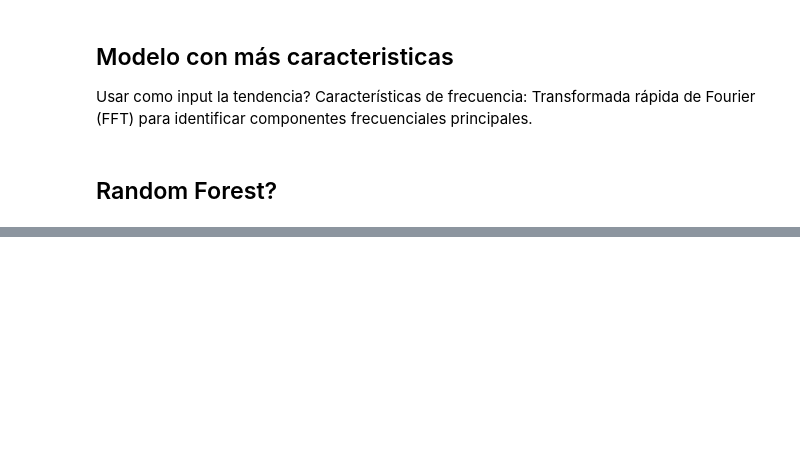
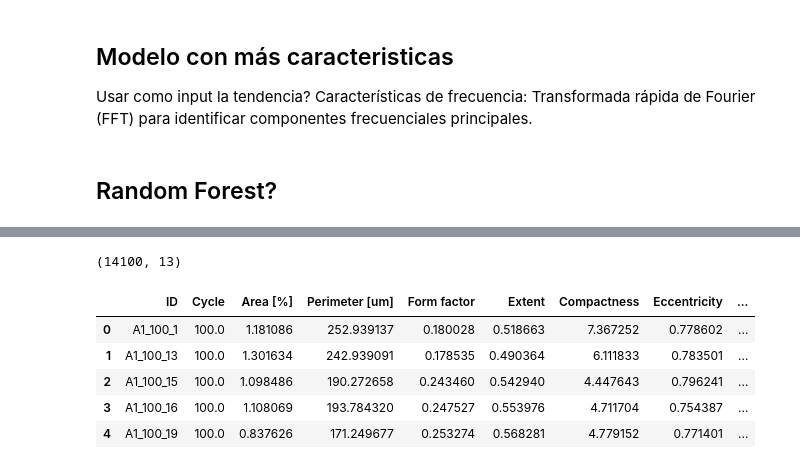
Before and after one commit to andreuva/BioChem_DrugTest, a Jupyter notebook: modelos.ipynb, the cells around one changed output, grey strips where cells are left out. Cells and saved outputs as stored; diff of their text form; code cells hidden in the pictures; blank space fills up the shorter version.

```diff
--- a/modelos.ipynb
+++ b/modelos.ipynb
@@ -5,7 +8,7 @@ import pandas as pd
 # %%
 path = 'data/all_metrics.csv'
-df_all = pd.read_csv(path,index_col=0)
-df_all
+df = pd.read_csv(path,index_col=0)
+df
 # %% [output]
 |  | Well | Cycle | Time | Object Index | Area [um^2] | Area [%] | Perimeter [um] | Form factor | Extent | ... |
 | 0 | A1 | 1 | 00:00:20 | 1 | 471.48 | 0.776572 | 275.3940 | 0.078120 | 0.425646 | ... |
@@ -152,0 +188,13 @@ Características de frecuencia: Transformada rápida de Fourier (FFT) para ident
+# %%
+# hacer la media de los valores por ID
+df_group = df_NN[columns_for_model + ['ID','Target']].groupby('ID').mean().reset_index()
+print(df_group.shape)
+df_group.head()
+# %% [output]
+(14100, 13)
+|  | ID | Cycle | Area [%] | Perimeter [um] | Form factor | Extent | Compactness | Eccentricity | ... |
+| 0 | A1_100_1 | 100.0 | 1.181086 | 252.939137 | 0.180028 | 0.518663 | 7.367252 | 0.778602 | ... |
+| 1 | A1_100_13 | 100.0 | 1.301634 | 242.939091 | 0.178535 | 0.490364 | 6.111833 | 0.783501 | ... |
+| 2 | A1_100_15 | 100.0 | 1.098486 | 190.272658 | 0.243460 | 0.542940 | 4.447643 | 0.796241 | ... |
+| 3 | A1_100_16 | 100.0 | 1.108069 | 193.784320 | 0.247527 | 0.553976 | 4.711704 | 0.754387 | ... |
+| 4 | A1_100_19 | 100.0 | 0.837626 | 171.249677 | 0.253274 | 0.568281 | 4.779152 | 0.771401 | ... |
```
Also changed, not shown: parts of 24 cells of this notebook, 3 other files.
